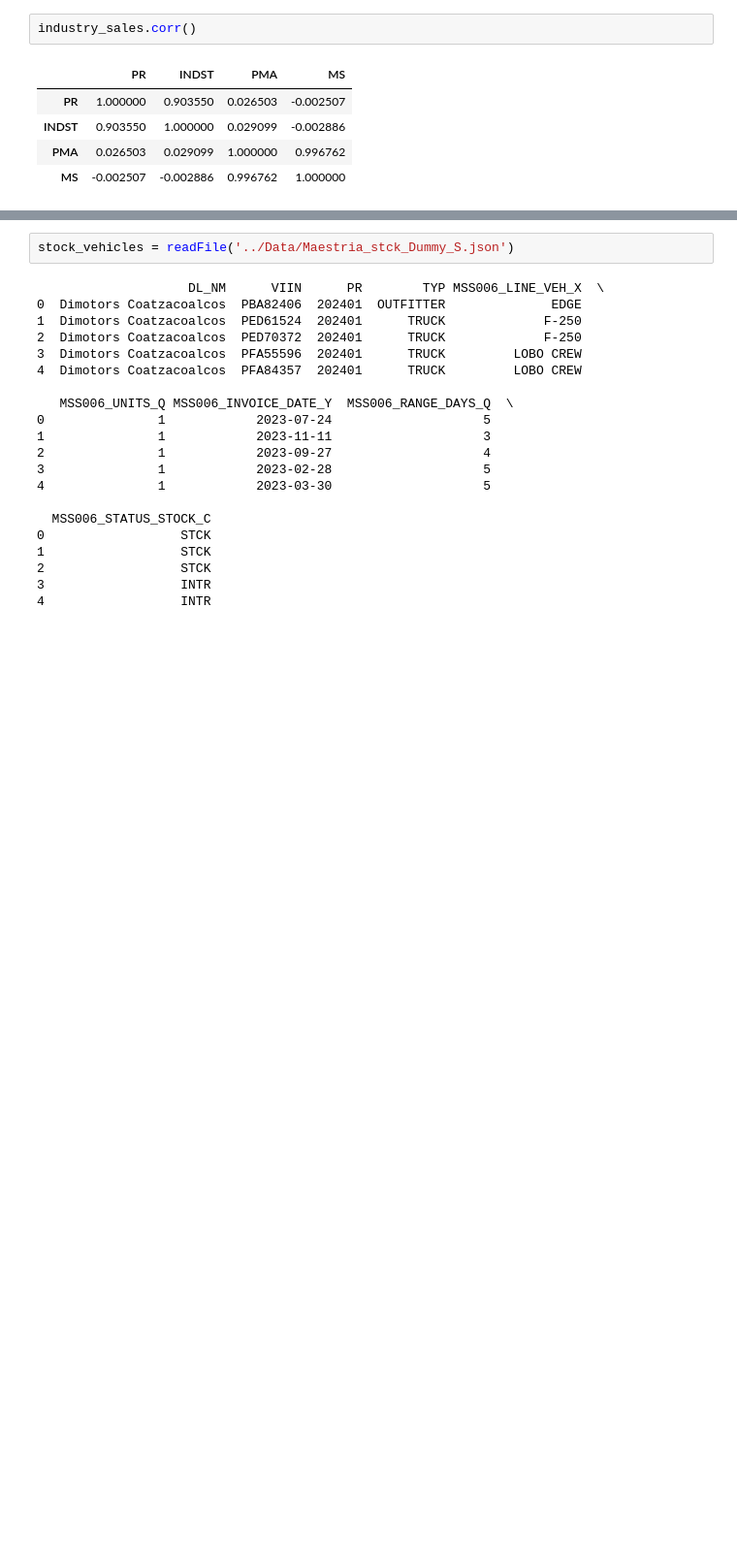
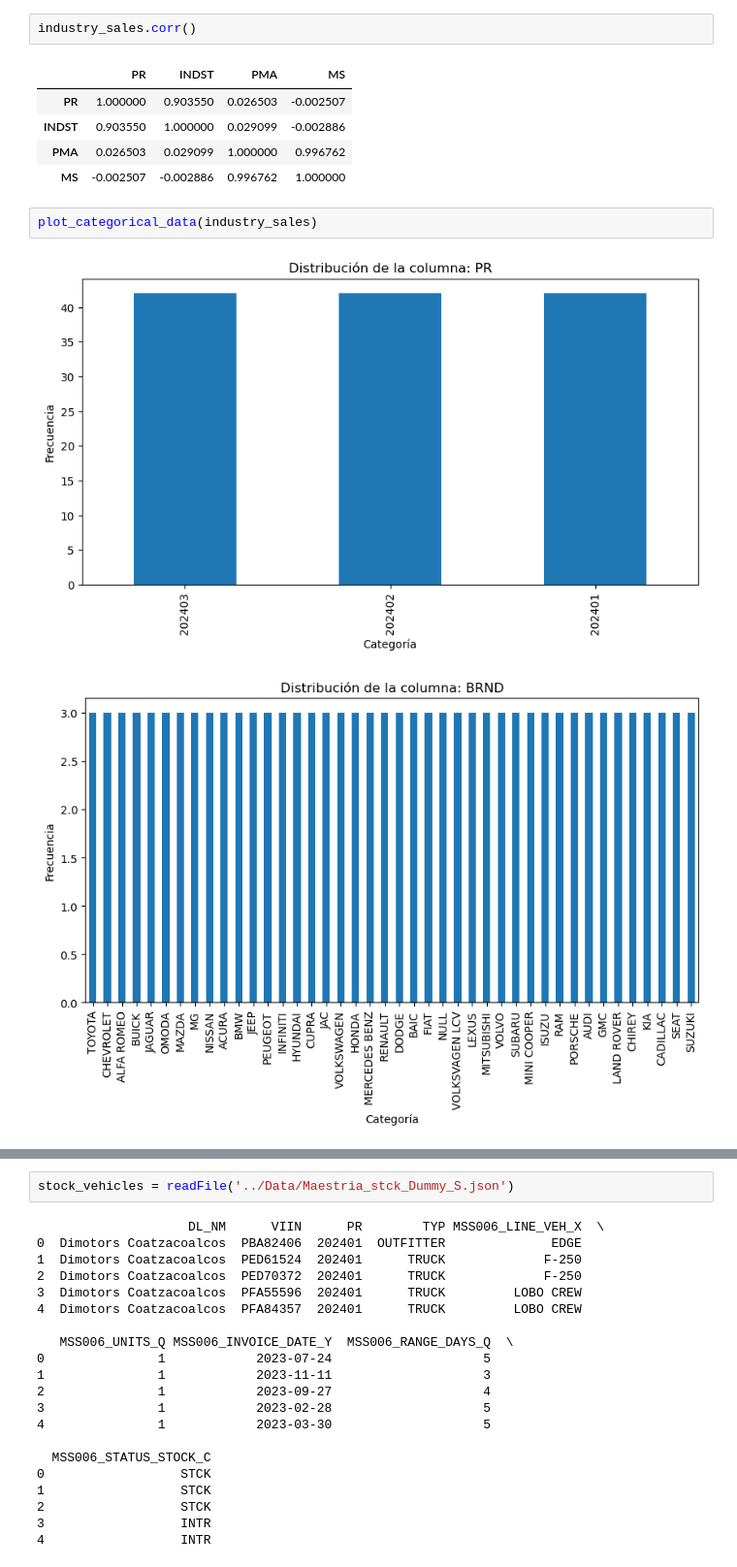
Before and after one commit to A01793578/AI_Chatbot, a Jupyter notebook: notebooks/a01793919.ipynb, the cells around one changed output, grey strips where cells are left out. Shown at 97% size. Drawn from its saved outputs; the diff is of its cells as text; blank space fills up the shorter version.

```diff
--- a/notebooks/a01793919.ipynb
+++ b/notebooks/a01793919.ipynb
@@ -146,3 +195,8 @@ industry_sales.corr()
 | INDST | 0.903550 | 1.000000 | 0.029099 | -0.002886 |
 | PMA | 0.026503 | 0.029099 | 1.000000 | 0.996762 |
 | MS | -0.002507 | -0.002886 | 0.996762 | 1.000000 |
+# %%
+plot_categorical_data(industry_sales)
+# %% [output]
+[figure, added]
+[figure, added]
```
Also changed, not shown: parts of 6 cells of this notebook.
